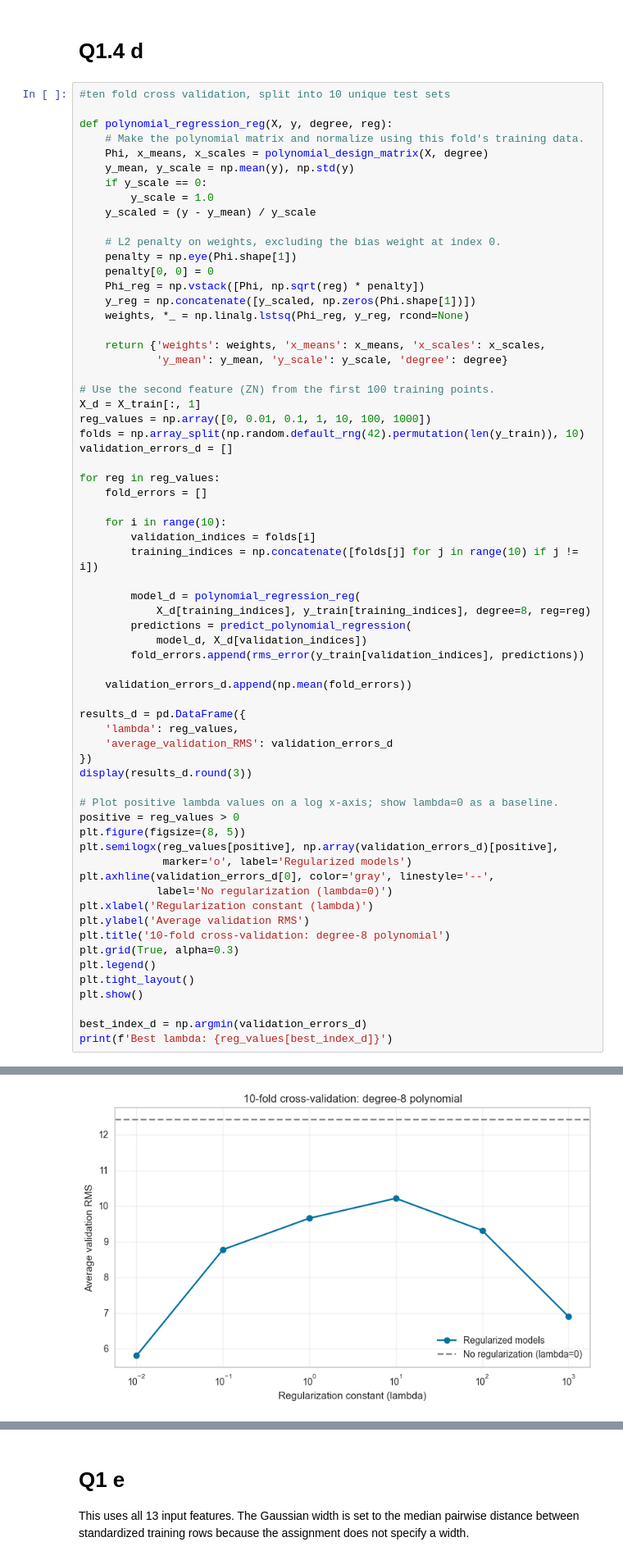
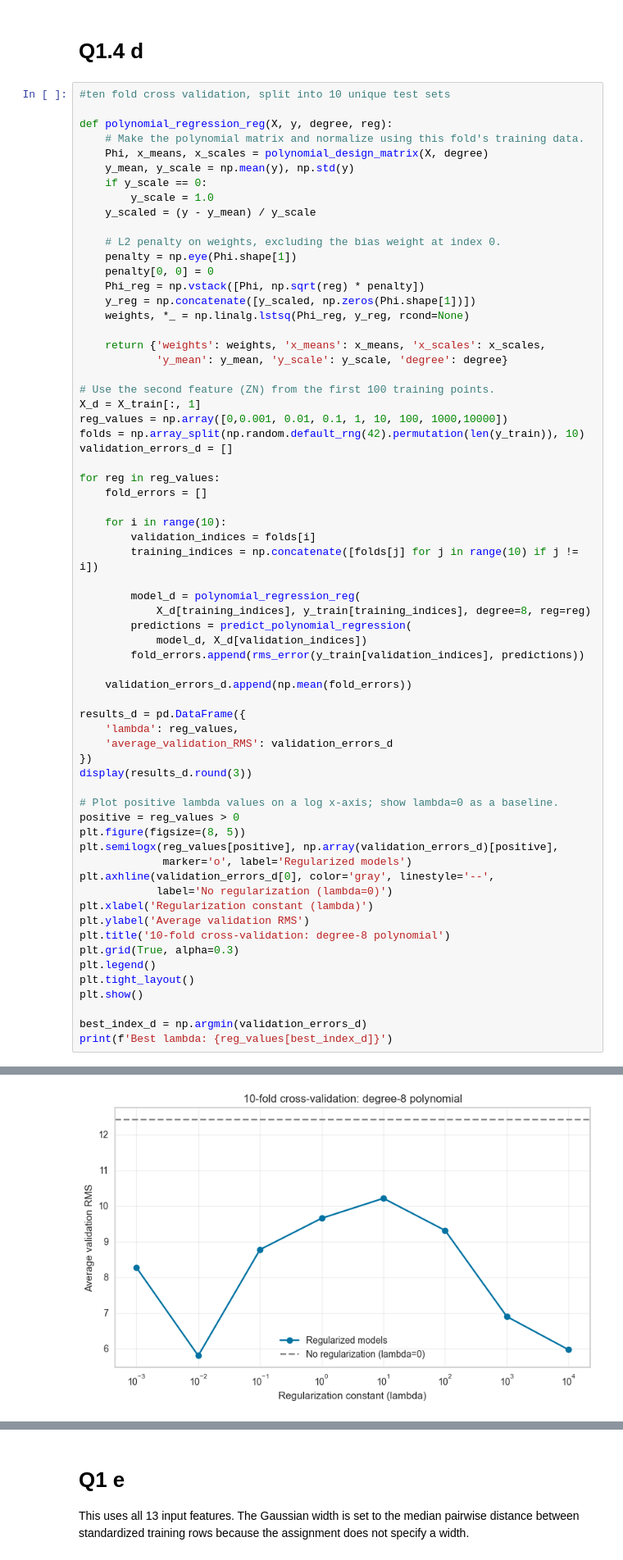
Before and after one commit to EthanAB99/EthanAB99.github.io, a Jupyter notebook: Assignment 2/A2.ipynb, the cells around one changed output, grey strips where cells are left out. Shown at 82% size. Cells and saved outputs as stored; diff of their text form.

```diff
--- a/Assignment 2/A2.ipynb
+++ b/Assignment 2/A2.ipynb
@@ -207,7 +207,7 @@ def polynomial_regression_reg(X, y, degree, reg):
 
 # Use the second feature (ZN) from the first 100 training points.
 X_d = X_train[:, 1]
-reg_values = np.array([0, 0.01, 0.1, 1, 10, 100, 1000])
+reg_values = np.array([0,0.001, 0.01, 0.1, 1, 10, 100, 1000,10000])
 folds = np.array_split(np.random.default_rng(42).permutation(len(y_train)), 10)
 validation_errors_d = []
 
@@ -261,2 +263,2 @@ print(f'Best lambda: {reg_values[best_index_d]}')
-[figure, old version]
+[figure, new version]
 Best lambda: 0.01
```
Also changed, not shown: parts of 5 cells of this notebook, 1 other file.
